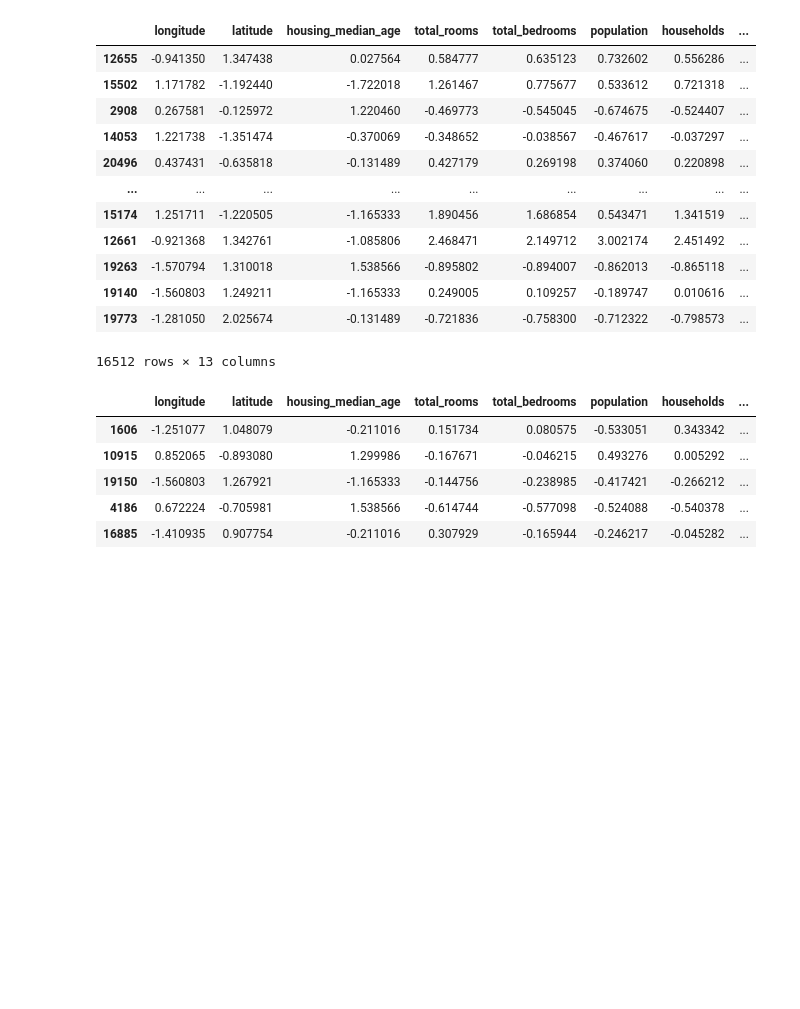
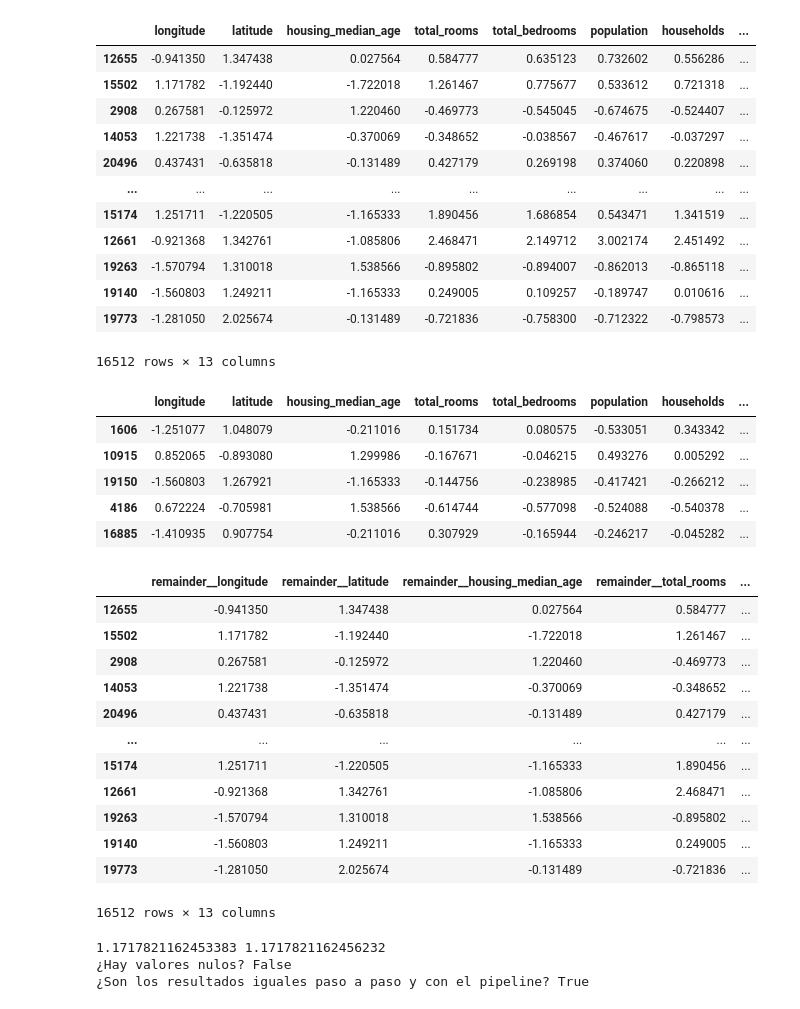
Before and after one commit to Davix13/Compartido, a Jupyter notebook: MOD_KNNImputer_RodríguezDavid.ipynb, the cells around one changed output. Saved outputs shown, nothing was run; the diff lists cells and outputs as text; code cells hidden in the pictures; blank space fills up the shorter version.

```diff
--- a/MOD_KNNImputer_RodríguezDavid.ipynb
+++ b/MOD_KNNImputer_RodríguezDavid.ipynb
@@ -123,3 +120,47 @@ X_train_imputed_a.loc[null_rows_idx].head() # visualizamos las filas que tenían
 | 19150 | -1.560803 | 1.267921 | -1.165333 | -0.144756 | -0.238985 | -0.417421 | -0.266212 | ... |
 | 4186 | 0.672224 | -0.705981 | 1.538566 | -0.614744 | -0.577098 | -0.524088 | -0.540378 | ... |
 | 16885 | -1.410935 | 0.907754 | -0.211016 | 0.307929 | -0.165944 | -0.246217 | -0.045282 | ... |
+# %%
+
+# Definir el primer transformador para características categóricas
+transformer1 = make_column_transformer(
+    (OneHotEncoder(), make_column_selector(dtype_include=object)),
+    remainder="passthrough"
+)
+
+# Crear el pipeline con los transformadores y KNNImputer
+pipeline = make_pipeline(transformer1, StandardScaler(), KNNImputer(n_neighbors=k_value))
+
+# Aplicar el pipeline a los datos de entrenamiento
+X_train_imputed_b = pipeline.fit_transform(X_train)
+
+# Convertir el resultado a DataFrame
+X_train_imputed_b = pd.DataFrame(X_train_imputed_b,columns=transformer1.get_feature_names_out(),
+    index=X_train.index).reindex(["remainder__longitude","remainder__latitude","remainder__housing_median_age","remainder__total_rooms","remainder__total_bedrooms","remainder__population","remainder__households","remainder__median_income","onehotencoder__ocean_proximity_<1H OCEAN","onehotencoder__ocean_proximity_INLAND","onehotencoder__ocean_proximity_ISLAND","onehotencoder__ocean_proximity_NEAR BAY","onehotencoder__ocean_proximity_NEAR OCEAN"], axis=1)
+
+X_train_imputed_b
+# %% [output]
+|  | remainder__longitude | remainder__latitude | remainder__housing_median_age | remainder__total_rooms | ... |
+| 12655 | -0.941350 | 1.347438 | 0.027564 | 0.584777 | ... |
+| 15502 | 1.171782 | -1.192440 | -1.722018 | 1.261467 | ... |
+| 2908 | 0.267581 | -0.125972 | 1.220460 | -0.469773 | ... |
+| 14053 | 1.221738 | -1.351474 | -0.370069 | -0.348652 | ... |
+| 20496 | 0.437431 | -0.635818 | -0.131489 | 0.427179 | ... |
+| ... | ... | ... | ... | ... | ... |
+| 15174 | 1.251711 | -1.220505 | -1.165333 | 1.890456 | ... |
+| 12661 | -0.921368 | 1.342761 | -1.085806 | 2.468471 | ... |
+| 19263 | -1.570794 | 1.310018 | 1.538566 | -0.895802 | ... |
+| 19140 | -1.560803 | 1.249211 | -1.165333 | 0.249005 | ... |
+| 19773 | -1.281050 | 2.025674 | -0.131489 | -0.721836 | ... |
+16512 rows × 13 columns
+# %%
+#comprobamos que los valores son iguales pero los ultimos 2 digitos cambian,tenemos que redondearlos
+print(X_train_imputed_b.values[1,0],X_train_imputed_a.values[1,0])
+print("¿Hay valores nulos?", X_train_imputed_b .isna().any().any()) # Verificamos que no hay valores nulos
+
+# Comprobamos que X_train_imputed_a y X_train_imputed_b son iguales
+print("¿Son los resultados iguales paso a paso y con el pipeline?",(X_train_imputed_a.values.round(9)==X_train_imputed_b.values.round(9)).all())
+# %% [output]
+1.1717821162453383 1.1717821162456232
+¿Hay valores nulos? False
+¿Son los resultados iguales paso a paso y con el pipeline? True
```
Also changed, not shown: parts of 1 cell of this notebook.
